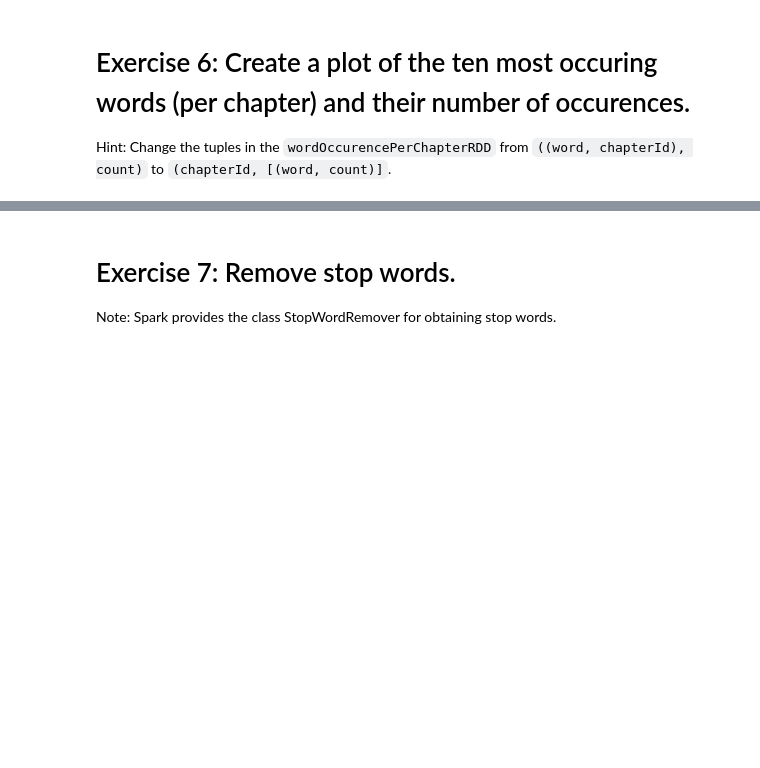
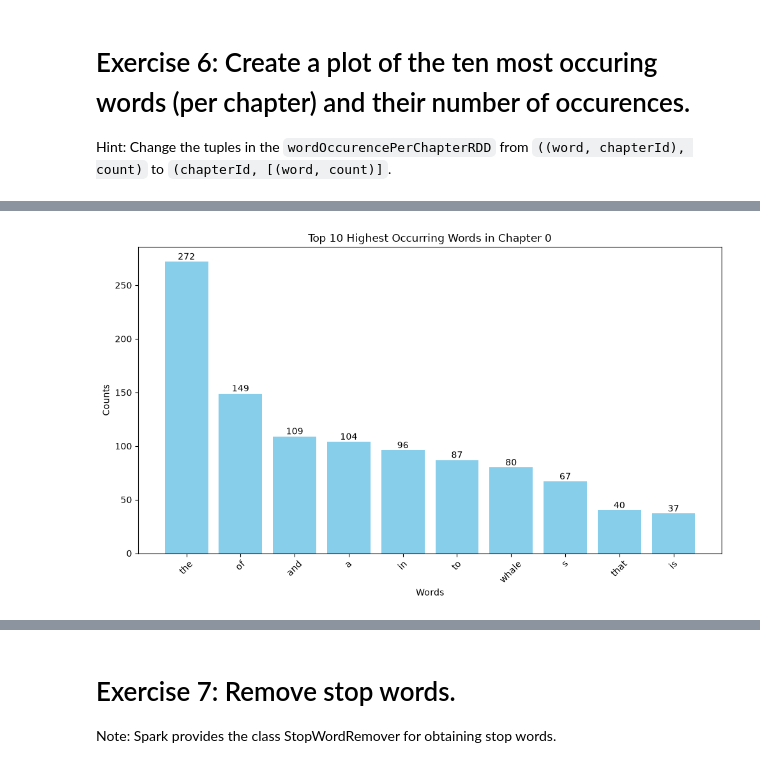
Before and after one commit to KrishnaKumar2002/Digitization-and-Data-Analytics, a Jupyter notebook: DDA EXERCISE/Ex 8/WordOccurenceCountWithMobyDick_skeleton.ipynb, the cells around one changed output, grey strips where cells are left out. Drawn from its saved outputs; the diff is of its cells as text; code cells hidden in the pictures; blank space fills up the shorter version.

```diff
--- a/DDA EXERCISE/Ex 8/WordOccurenceCountWithMobyDick_skeleton.ipynb
+++ b/DDA EXERCISE/Ex 8/WordOccurenceCountWithMobyDick_skeleton.ipynb
@@ -431,27 +458,38 @@ occurencePerChapterMap = highestWordOccurencesPerChapterRDD.collectAsMap()
 # %%
 import matplotlib.pyplot as plt
-def plotOccurences(chapter_data, chapter_number):
+
+# Build the dictionary expected by the plotting helper from the aggregated RDD.
+occurencePerChapterMap = {}
+for (word, chapter), count in wordOccurencePerChapterRDD.collect():
+    occurencePerChapterMap.setdefault(chapter, []).append((word, count))
+
+for chapter in occurencePerChapterMap:
+    occurencePerChapterMap[chapter] = sorted(occurencePerChapterMap[chapter], key=lambda x: x[1], reverse=True)[:10]
+
+def plotOccurences_from_map(chapter_data, chapter_number):
     # Get the data for the specified chapter number
     if chapter_number not in chapter_data:
         print(f"Chapter {chapter_number} not found in the data.")
         return
     words, counts = zip(*chapter_data[chapter_number])
 
     # Plotting
     plt.figure(figsize=(10, 6))
     bars = plt.bar(words, counts, color='skyblue')
     plt.xlabel('Words')
     plt.ylabel('Counts')
     plt.title(f'Top 10 Highest Occurring Words in Chapter {chapter_number}')
     plt.xticks(rotation=45)
 
     # Adding the exact counts on top of the bars
     for bar in bars:
         height = bar.get_height()
         plt.text(bar.get_x() + bar.get_width() / 2.0, height, f'{height}', ha='center', va='bottom')
 
     plt.tight_layout()
     plt.show()
 
-plotOccurences(occurencePerChapterMap,0)
+plotOccurences_from_map(occurencePerChapterMap, 0)
+# %% [output]
+[figure, added]
 # %%
```
Also changed, not shown: parts of 9 cells of this notebook.
